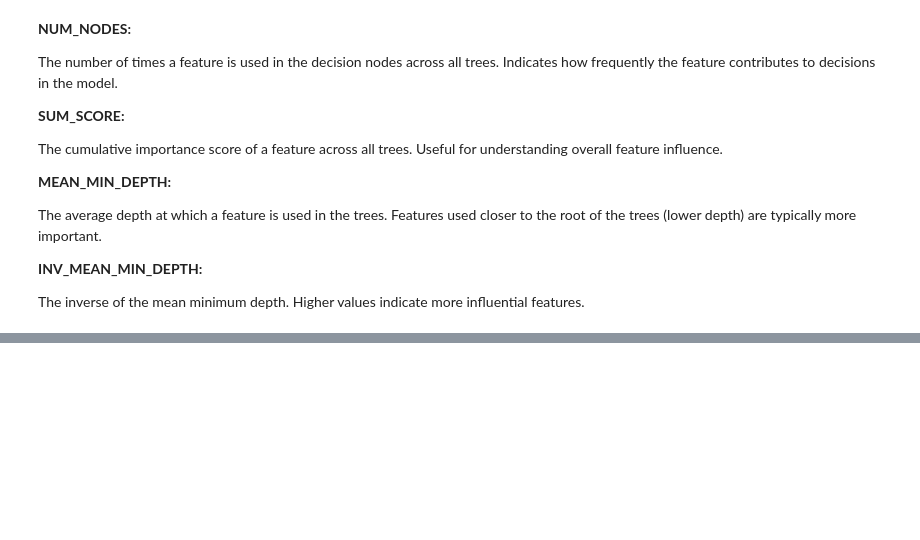
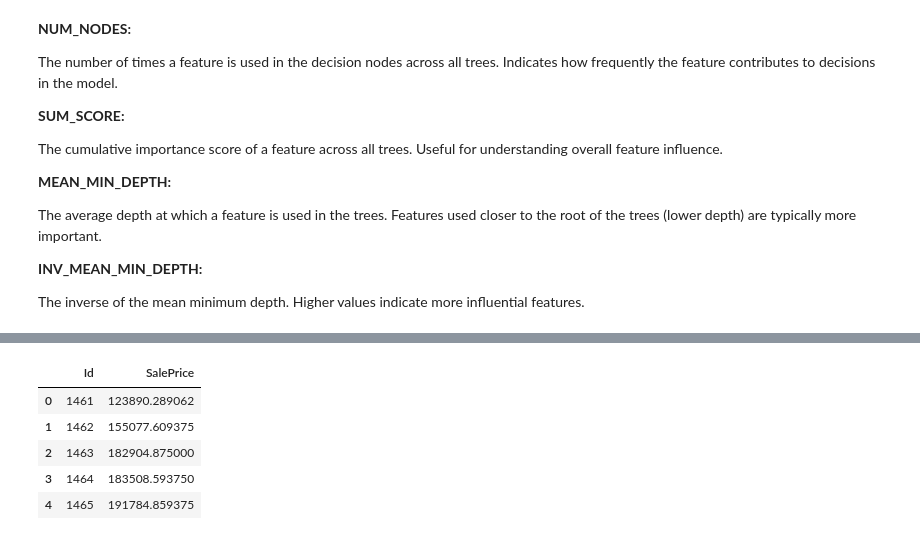
Before and after one commit to lamnganbaph/House-Price-Prediction, a Jupyter notebook: HousePrediction_Model.ipynb, the cells around one changed output, grey strips where cells are left out. Drawn from its saved outputs; the diff is of its cells as text; code cells hidden in the pictures; blank space fills up the shorter version.

```diff
--- a/HousePrediction_Model.ipynb
+++ b/HousePrediction_Model.ipynb
@@ -427,0 +663,19 @@ files.download(output_file)
+# %%
+from google.colab import files
+
+# Prompt to upload file
+uploaded = files.upload()
+
+# Assuming you uploaded 'house_prices.csv'
+import pandas as pd
+test_data = pd.read_csv('test.csv')
+test_data1 = pd.read_csv('test.csv')
+ids = test_data.pop('Id')
+
+test_ds = tfdf.keras.pd_dataframe_to_tf_dataset(test_data,task = tfdf.keras.Task.REGRESSION)
+
+preds = rf_draft.predict(test_ds)
+output = pd.DataFrame({'Id': ids,'SalePrice': preds.squeeze()})
+
+output.head()
+# %% [output]
@@ -427,0 +685,6 @@ files.download(output_file)
+|  | Id | SalePrice |
+| 0 | 1461 | 123890.289062 |
+| 1 | 1462 | 155077.609375 |
+| 2 | 1463 | 182904.875000 |
+| 3 | 1464 | 183508.593750 |
+| 4 | 1465 | 191784.859375 |
```
Also changed, not shown: parts of 27 cells of this notebook.
